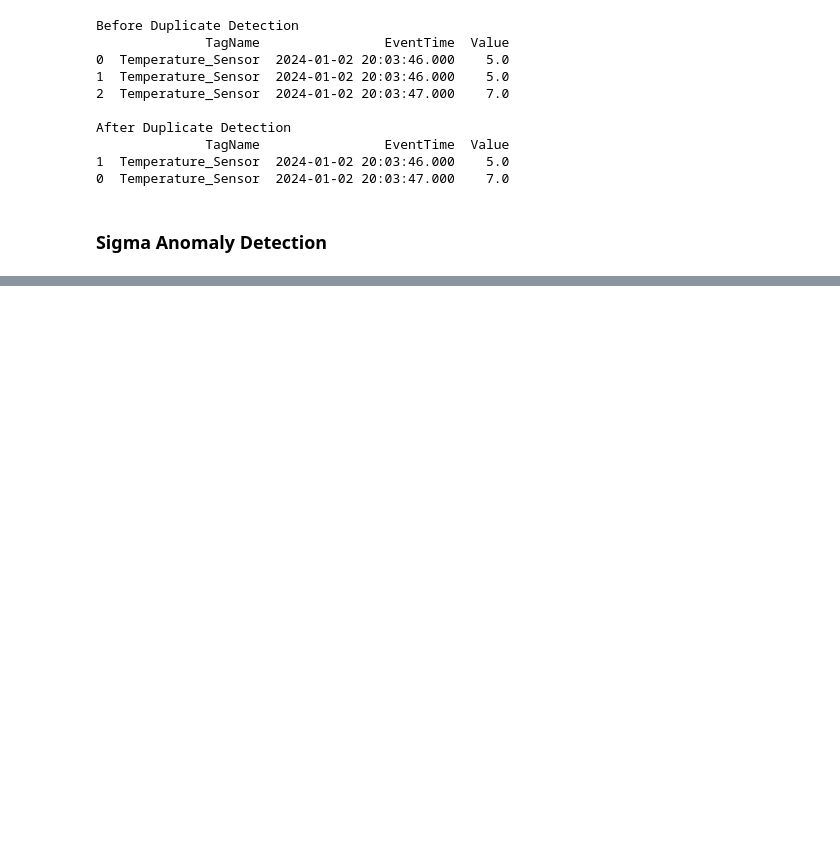
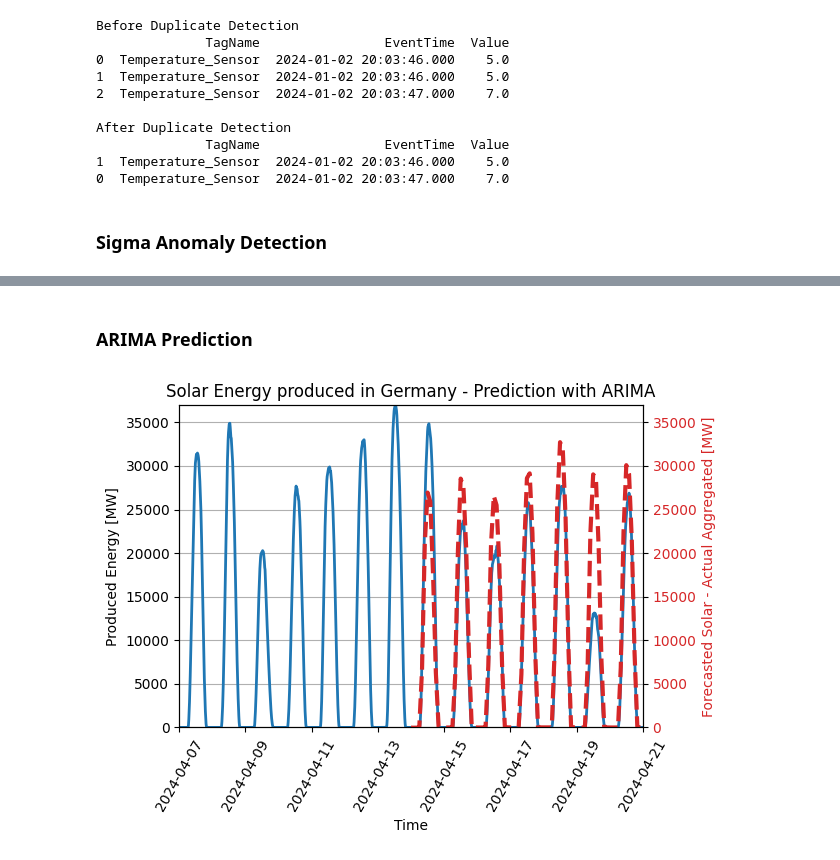
Before and after one commit to rtdip/core, a Jupyter notebook: notebook/showcase_notebook.ipynb, the cells around one changed output, grey strips where cells are left out. Drawn from its saved outputs; the diff is of its cells as text; code cells hidden in the pictures; blank space fills up the shorter version.

```diff
--- a/notebook/showcase_notebook.ipynb
+++ b/notebook/showcase_notebook.ipynb
@@ -157,0 +194,25 @@ None
+# %% [markdown]
+### ARIMA Prediction
+# %%
+# Reuse Output Dataframe from Interval Filtering, since that reduces amount of points needed to a manageable amount
+arima_comp_df = output_intf_df.copy(deep=True)
+arima_comp_df.drop(arima_comp_df.tail(1).index, inplace=True)
+half_size = math.ceil(arima_comp_df.shape[0]/2)
+arima_input_df = arima_comp_df.head(half_size)
+arima_ps_df = spark_session.createDataFrame(
+        arima_input_df,
+        ['Solar  - Actual Aggregated [MW]', 'EventTime']
+    )
+# Pipeline Execution
+arima_comp = ArimaPrediction(arima_ps_df, column_name='Solar  - Actual Aggregated [MW]', number_of_data_points_to_analyze=half_size, number_of_data_points_to_predict=half_size,
+                             order=(2,0,0), seasonal_order=(5,0,0,half_size/7), trend='n')
+forecasted_df = arima_comp.filter().toPandas()
+# Postprocessing Data
+
+forecasted_df['value'] = forecasted_df['Solar  - Actual Aggregated [MW]']
+forecasted_df['EventTime'] = pd.to_datetime(arima_comp_df.index)
+forecasted_df = forecasted_df.set_index('EventTime')
+
+create_normalization_plot(input_df=april_df, normalized_df=forecasted_df.tail(half_size), title='Solar Energy produced in Germany - Prediction with ARIMA', ylabel_2='Forecasted Solar - Actual Aggregated [MW]', share_y_axis=True)
+# %% [output]
+[figure, added]
```
Also changed, not shown: parts of 16 cells of this notebook, 2 other files.
